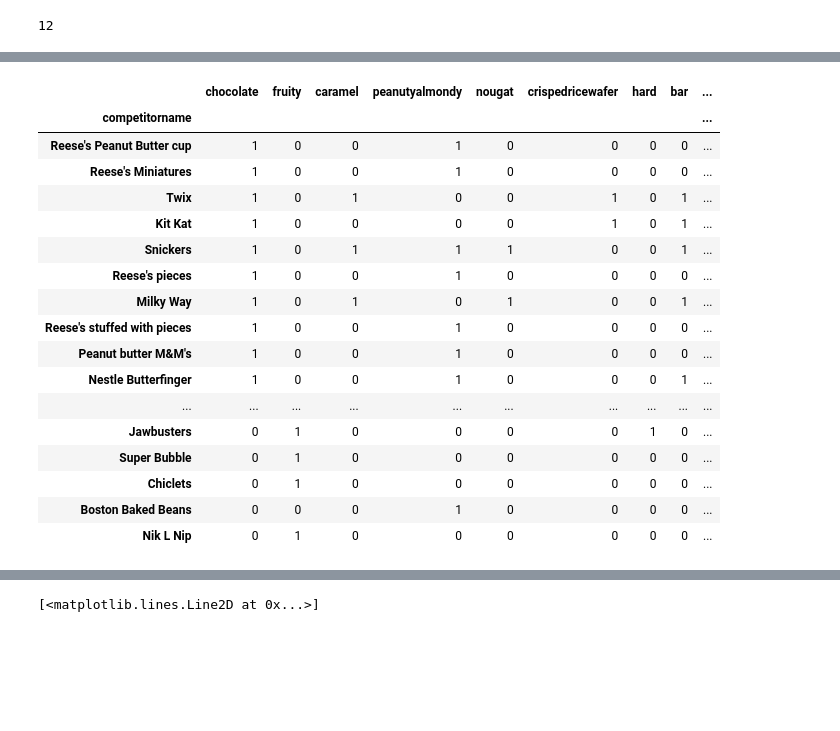
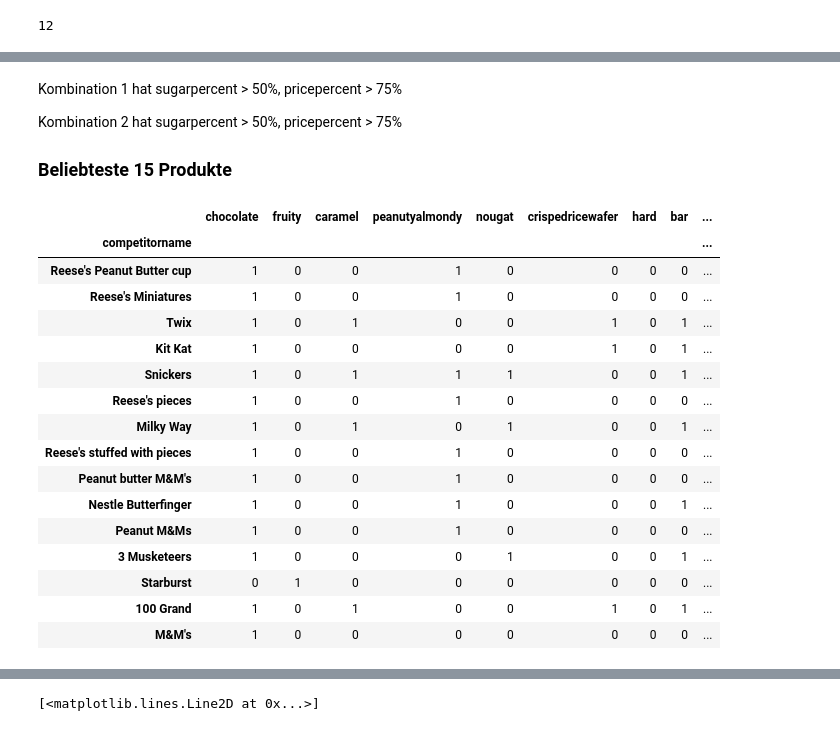
Before and after one commit to amanda8412383/candy_ranking, a Jupyter notebook: etl.ipynb, the cells around one changed output, grey strips where cells are left out. Saved outputs shown, nothing was run; the diff lists cells and outputs as text; code cells hidden in the pictures; blank space fills up the shorter version.

```diff
--- a/etl.ipynb
+++ b/etl.ipynb
@@ -208,22 +246,28 @@ df_wafer.head(10)
+# %% [markdown]
+
+Kombination 1 hat sugarpercent > 50%, pricepercent > 75%
+
+Kombination 2 hat sugarpercent > 50%, pricepercent > 75%
+
+
+### Beliebteste 15 Produkte
 # %%
-pd.set_option('display.max_rows', 500)
-df_anzahl.sort_values('winpercent', ascending=False)
+df_anzahl.sort_values('winpercent', ascending=False).head(15)
 # %% [output]
 |  | chocolate | fruity | caramel | peanutyalmondy | nougat | crispedricewafer | hard | bar | ... |
 | competitorname |  |  |  |  |  |  |  |  | ... |
 | Reese's Peanut Butter cup | 1 | 0 | 0 | 1 | 0 | 0 | 0 | 0 | ... |
 | Reese's Miniatures | 1 | 0 | 0 | 1 | 0 | 0 | 0 | 0 | ... |
 | Twix | 1 | 0 | 1 | 0 | 0 | 1 | 0 | 1 | ... |
 | Kit Kat | 1 | 0 | 0 | 0 | 0 | 1 | 0 | 1 | ... |
 | Snickers | 1 | 0 | 1 | 1 | 1 | 0 | 0 | 1 | ... |
 | Reese's pieces | 1 | 0 | 0 | 1 | 0 | 0 | 0 | 0 | ... |
 | Milky Way | 1 | 0 | 1 | 0 | 1 | 0 | 0 | 1 | ... |
 | Reese's stuffed with pieces | 1 | 0 | 0 | 1 | 0 | 0 | 0 | 0 | ... |
 | Peanut butter M&M's | 1 | 0 | 0 | 1 | 0 | 0 | 0 | 0 | ... |
 | Nestle Butterfinger | 1 | 0 | 0 | 1 | 0 | 0 | 0 | 1 | ... |
-| ... | ... | ... | ... | ... | ... | ... | ... | ... | ... |
-| Jawbusters | 0 | 1 | 0 | 0 | 0 | 0 | 1 | 0 | ... |
-| Super Bubble | 0 | 1 | 0 | 0 | 0 | 0 | 0 | 0 | ... |
-| Chiclets | 0 | 1 | 0 | 0 | 0 | 0 | 0 | 0 | ... |
-| Boston Baked Beans | 0 | 0 | 0 | 1 | 0 | 0 | 0 | 0 | ... |
-| Nik L Nip | 0 | 1 | 0 | 0 | 0 | 0 | 0 | 0 | ... |
+| Peanut M&Ms | 1 | 0 | 0 | 1 | 0 | 0 | 0 | 0 | ... |
+| 3 Musketeers | 1 | 0 | 0 | 0 | 1 | 0 | 0 | 1 | ... |
+| Starburst | 0 | 1 | 0 | 0 | 0 | 0 | 0 | 0 | ... |
+| 100 Grand | 1 | 0 | 1 | 0 | 0 | 1 | 0 | 1 | ... |
+| M&M's | 1 | 0 | 0 | 0 | 0 | 0 | 0 | 0 | ... |
```
Also changed, not shown: parts of 25 cells of this notebook.
